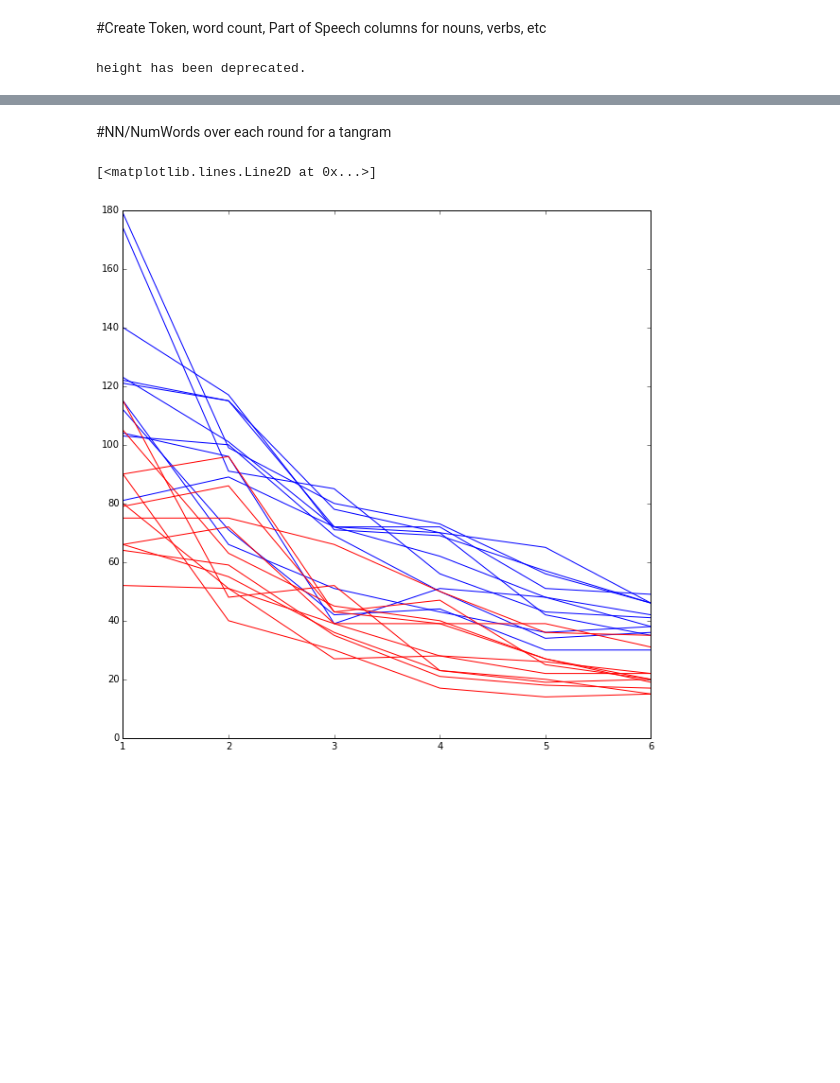
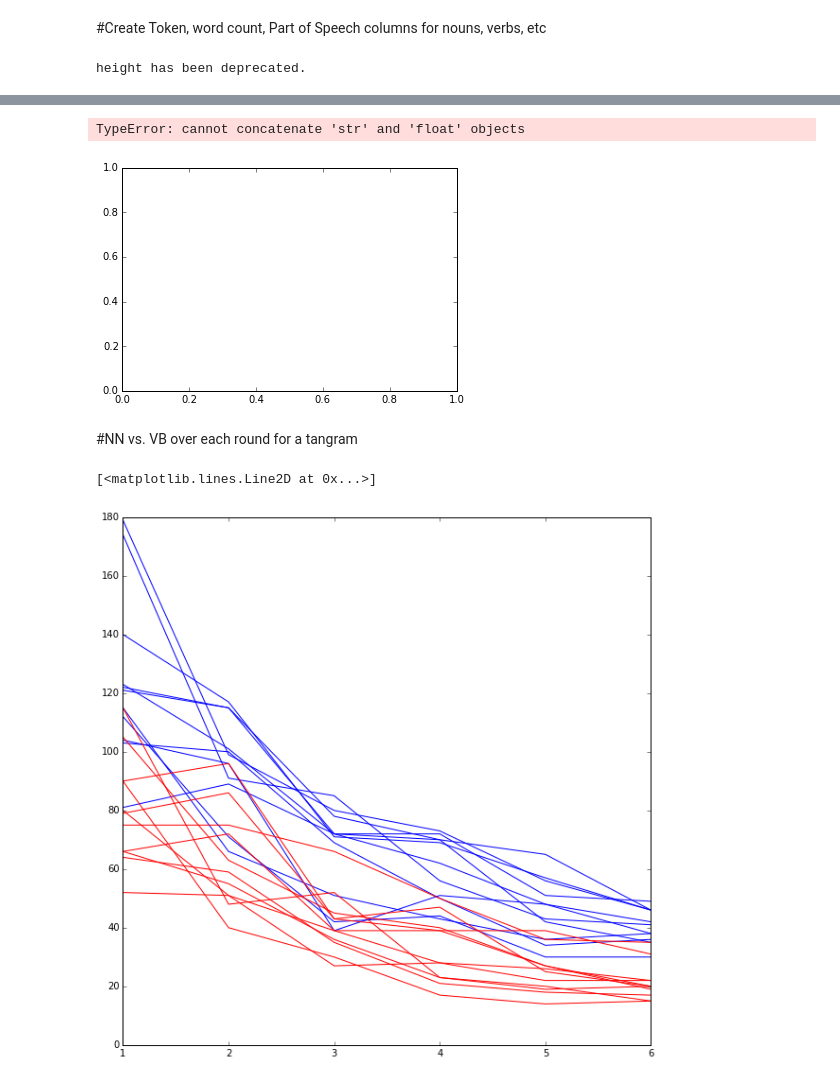
Before and after one commit to hawkrobe/tangrams_replication, a Jupyter notebook: ipython_notebooks/CSLI_pres.ipynb, the cells around one changed output, grey strips where cells are left out. Cells and saved outputs as stored; diff of their text form; code cells hidden in the pictures; blank space fills up the shorter version.

```diff
--- a/ipython_notebooks/CSLI_pres.ipynb
+++ b/ipython_notebooks/CSLI_pres.ipynb
@@ -30,5 +30,5 @@ brownText
 # %% [markdown]
 #Import merged file with annotated tangram names
 # %%
-merged = pd.read_csv('/Users/nickimaslan/Desktop/convention_project/tangrams_replication/ipython_notebooks/merged.csv')
+merged = pd.read_csv('merged.csv')
 test1 = merged.copy()
@@ -138,5 +161,22 @@ height has been deprecated.
+# %%
+tanDiffs = test2.copy()
+tanDiffs = tanDiffs.groupby(['tangram']).sum()
+
+tans = tanDiffs.loc['A': 'K', 'numWords': 'numWords']
+tans2 = tans['numWords'].tolist()
+
+y = tans2
+x = ['A','B','C','D','E','F','G','H','I','J','K']
+width = 1/1.5
+plt.bar(x, y, width, color="blue")
+
+fig = plt.gcf()
+plot_url = py.plot_mpl(fig, filename='mpl-basic-bar')
+# %% [output]
+TypeError: cannot concatenate 'str' and 'float' objects
+[figure, added]
 # %% [markdown]
-#NN/NumWords over each round for a tangram
+#NN vs. VB over each round for a tangram
 # %%
 #look at specific tangram if desirable
 test3 = test2.copy()
```
Also changed, not shown: parts of 7 cells of this notebook, 1 other file.
